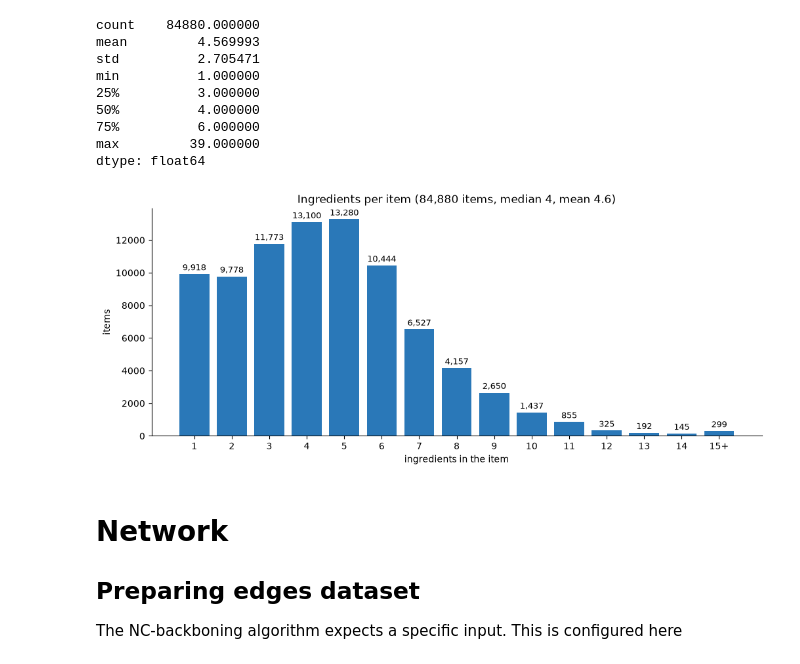
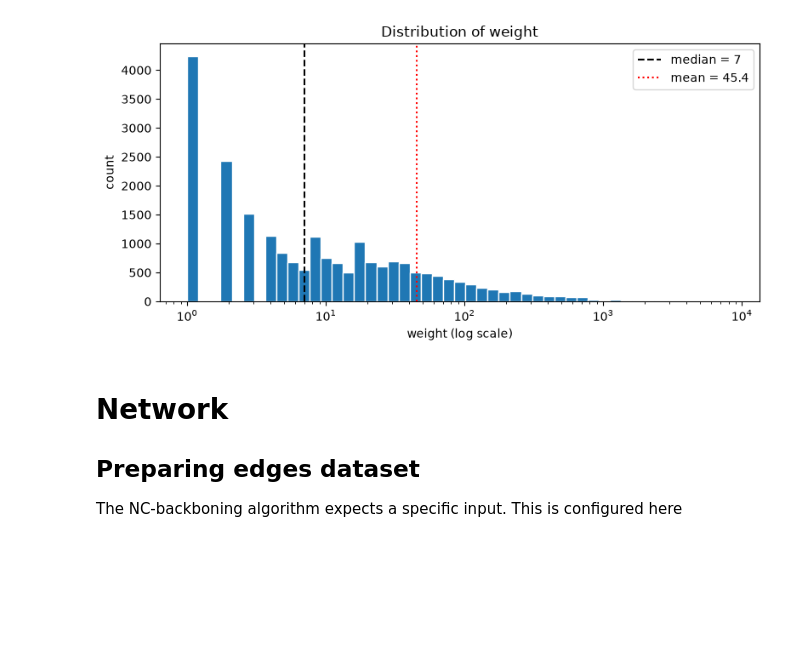
Before and after one commit to rakulmaria/cph-menu-finder, a Jupyter notebook: src/cph-menu-finder/network.ipynb, the cells around one changed output. Drawn from its saved outputs; the diff is of its cells as text; code cells hidden in the pictures; blank space fills up the shorter version.

```diff
--- a/src/cph-menu-finder/network.ipynb
+++ b/src/cph-menu-finder/network.ipynb
@@ -28,3 +28,19 @@ dishes_ingredients = (
     .drop_duplicates()
     .reset_index(drop=True)
 )
+# %%
+pairs = (
+    dishes_ingredients
+    .merge(dishes_ingredients, on="item_id", suffixes=("_a", "_b"))
+    .rename(columns={"ingredient_a": "src", "ingredient_b": "trg"})
+)
+pairs = pairs[pairs["src"] < pairs["trg"]]
+
+# weight = number of items the two ingredients appear in together
+edges = (
+    pairs.groupby(["src", "trg"])
+    .size()
+    .reset_index(name="weight")
+    .sort_values(by='weight', ascending=False)
+)
+edges.describe()
@@ -31,34 +59,28 @@ dishes_ingredients = (
 # %%
-ing_dish = dishes_ingredients.groupby('item_id').size().sort_values()
-ing_dish.describe()
+import numpy as np
+import matplotlib.pyplot as plt
+
+w = edges['weight'].dropna()
+
+# Log-spaced bins from min to max
+bins = np.logspace(np.log10(w.min()), np.log10(w.max()), 50)
+
+fig, ax = plt.subplots(figsize=(8, 4))
+ax.hist(w, bins=bins, edgecolor='white')
+ax.set_xscale('log')
+ax.set_xlabel('weight (log scale)')
+ax.set_ylabel('count')
+ax.set_title('Distribution of weight')
+
+# Mark the median and mean
+ax.axvline(w.median(), color='black', linestyle='--', label=f'median = {w.median():.0f}')
+ax.axvline(w.mean(), color='red', linestyle=':', label=f'mean = {w.mean():.1f}')
+ax.legend()
+
+plt.tight_layout()
+plt.show()
 # %% [output]
-count    84880.000000
-mean         4.569993
-std          2.705471
-min          1.000000
-25%          3.000000
-50%          4.000000
-75%          6.000000
-max         39.000000
-dtype: float64
+[figure, added]
-# %%
-# how many items have 1, 2, 3, ... ingredients. Items above MAX_SHOWN are so few that their bars
-# would be invisible, so they share the last bar (the largest item has 39 ingredients)
-MAX_SHOWN = 14
-
-per_count = ing_dish.clip(upper=MAX_SHOWN + 1).value_counts().sort_index()
-per_count.index = [str(k) if k <= MAX_SHOWN else f"{MAX_SHOWN + 1}+" for k in per_count.index]
-
-fig, ax = plt.subplots(figsize=(12, 4.5))
-bars = ax.bar(per_count.index, per_count.values, color="#2a78b8")
-ax.bar_label(bars, labels=[f"{v:,}" for v in per_count.values], fontsize=9, padding=2)
-ax.set_xlabel("ingredients in the item")
-ax.set_ylabel("items")
-ax.set_title(f"Ingredients per item ({len(ing_dish):,} items, median {ing_dish.median():.0f}, mean {ing_dish.mean():.1f})")
-ax.spines[["top", "right"]].set_visible(False)
-plt.show()
-# %% [output]
-[figure, removed]
 # %% [markdown]
 # Network
 
```
Also changed, not shown: parts of 10 cells of this notebook, 1 other file.
